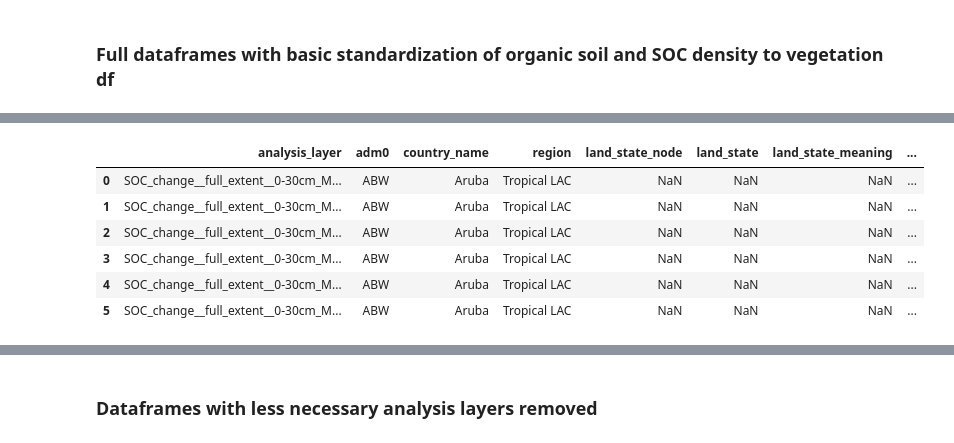
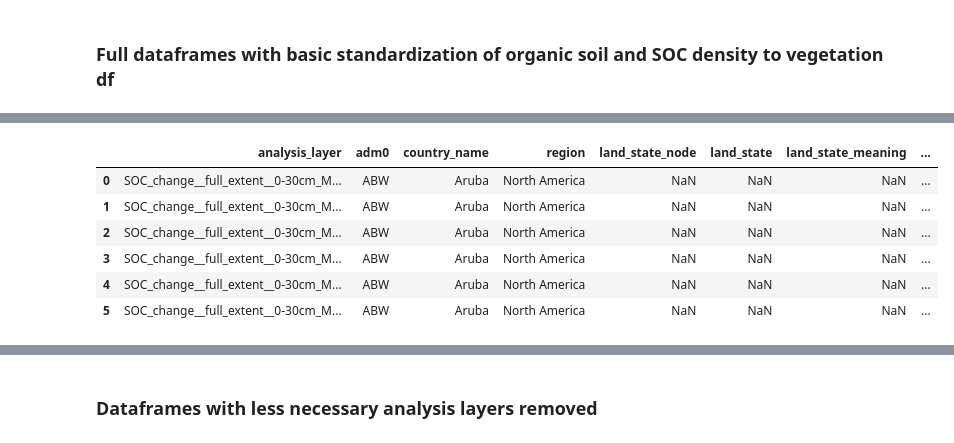
Before and after one commit to wri/AFOLU_GHG_flux_model, a Jupyter notebook: src/LULUCF/scripts/zonal_statistics/LULUCF_figures__veg105__SOC100__orgsoil100__20260512.ipynb, the cells around one changed output, grey strips where cells are left out. Saved outputs shown, nothing was run; the diff lists cells and outputs as text; code cells hidden in the pictures.

```diff
--- a/src/LULUCF/scripts/zonal_statistics/LULUCF_figures__veg105__SOC100__orgsoil100__20260512.ipynb
+++ b/src/LULUCF/scripts/zonal_statistics/LULUCF_figures__veg105__SOC100__orgsoil100__20260512.ipynb
@@ -281,6 +281,7 @@ veg_df_raw["analysis_layer"] = "veg_" + veg_df_raw["analysis_layer"]
 # Shouldn't be necessary if I run vegetation zonal stats again and create new parquet files
 veg_df_raw["continent_ecozone"] = veg_df_raw["continent_ecozone"].fillna("Unassigned")
 veg_df_raw["country_name"] = veg_df_raw["country_name"].fillna("Unassigned")
+veg_df_raw['region'] = veg_df_raw[cn.adm0_pattern].map(cn.iso_to_region_UN_geoscheme)
 veg_df_raw['region'] = veg_df_raw['region'].fillna("Unassigned")
 
 # Corrected classification of trees remaining trees with fire as tree_tree_disturbed_fire_only.
@@ -340,6 +341,8 @@ SOC_df_raw.loc[mask, "flux_Mg_CO2e_yr"] *= -1
 SOC_df_raw["WDPA_high_protection"] = "Other protection status"
 SOC_df_raw.loc[SOC_df_raw["WDPA_type"] == "NA", "WDPA_high_protection"] = "Not protected"
 SOC_df_raw.loc[SOC_df_raw["WDPA_type"].isin(["Cateogry Ia", "Category Ib", "Category II", "Category III"]), "WDPA_high_protection"] = "High protection"
+
+SOC_df_raw['region'] = SOC_df_raw[cn.adm0_pattern].map(cn.iso_to_region_UN_geoscheme)
 
 # Adds climate domain column
 SOC_df_raw = assign_climate_domain(SOC_df_raw)
@@ -429,10 +432,10 @@ Wall time: 7.92 s
 |  | analysis_layer | adm0 | country_name | region | land_state_node | land_state | land_state_meaning | ... |
-| 0 | SOC_change__full_extent__0-30cm_M... | ABW | Aruba | Tropical LAC | NaN | NaN | NaN | ... |
-| 1 | SOC_change__full_extent__0-30cm_M... | ABW | Aruba | Tropical LAC | NaN | NaN | NaN | ... |
-| 2 | SOC_change__full_extent__0-30cm_M... | ABW | Aruba | Tropical LAC | NaN | NaN | NaN | ... |
-| 3 | SOC_change__full_extent__0-30cm_M... | ABW | Aruba | Tropical LAC | NaN | NaN | NaN | ... |
-| 4 | SOC_change__full_extent__0-30cm_M... | ABW | Aruba | Tropical LAC | NaN | NaN | NaN | ... |
-| 5 | SOC_change__full_extent__0-30cm_M... | ABW | Aruba | Tropical LAC | NaN | NaN | NaN | ... |
+| 0 | SOC_change__full_extent__0-30cm_M... | ABW | Aruba | North America | NaN | NaN | NaN | ... |
+| 1 | SOC_change__full_extent__0-30cm_M... | ABW | Aruba | North America | NaN | NaN | NaN | ... |
+| 2 | SOC_change__full_extent__0-30cm_M... | ABW | Aruba | North America | NaN | NaN | NaN | ... |
+| 3 | SOC_change__full_extent__0-30cm_M... | ABW | Aruba | North America | NaN | NaN | NaN | ... |
+| 4 | SOC_change__full_extent__0-30cm_M... | ABW | Aruba | North America | NaN | NaN | NaN | ... |
+| 5 | SOC_change__full_extent__0-30cm_M... | ABW | Aruba | North America | NaN | NaN | NaN | ... |
 # %%
 # # Makes a minimal table of SOC density and change by country and interval
 
```
Also changed, not shown: parts of 21 cells of this notebook, 3 other files.
